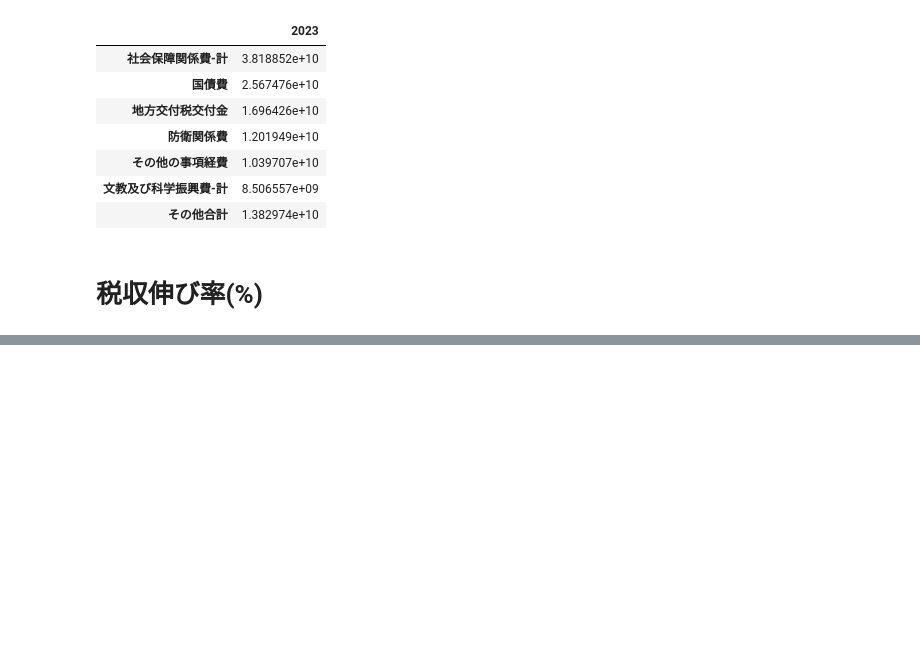
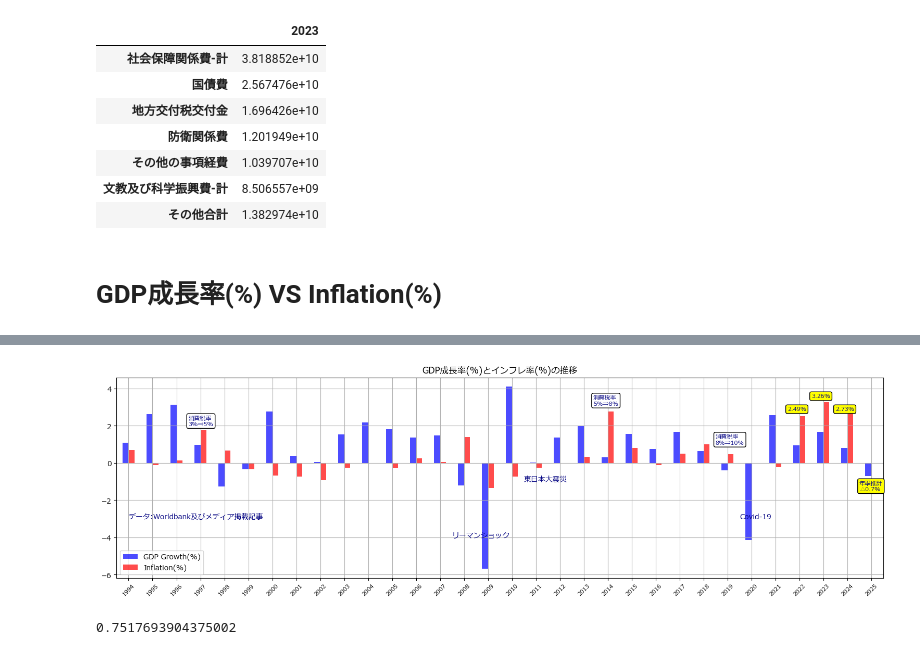
Before and after one commit to Pipikopimame/orbe_public2, a Jupyter notebook: 政府一般会計歳出.ipynb, the cells around one changed output, grey strips where cells are left out. Drawn from its saved outputs; the diff is of its cells as text; code cells hidden in the pictures; blank space fills up the shorter version.

```diff
--- a/政府一般会計歳出.ipynb
+++ b/政府一般会計歳出.ipynb
@@ -349,16 +337,37 @@ df7
 | 文教及び科学振興費-計 | 8.506557e+09 |
 | その他合計 | 1.382974e+10 |
 # %% [markdown]
-<h1>税収伸び率(%)</h1>
+<h1>GDP成長率(%) VS Inflation(%)</h1>
 # %%
-data = comp['税収合計'].values
-dev = []
-i = 0
-while i < len(data)-1:
-    dev.append(data[i+1]/data[i])
-    i += 1
+gdpinf = '''SELECT * FROM wdi2 WHERE "Country Code" = 'JPN' AND "Indicator Code" IN ('NY.GDP.MKTP.KD.ZG','FP.CPI.TOTL.ZG');'''
+gdpinf2 = pd.read_sql(gdpinf,engine2)
+gdpinf3 = gdpinf2.transpose()
+gdpinf3.rename(columns={0:'GDP Growth(%)',1:'Inflation(%)'},inplace=True)
+gdpinf3.drop(index=['Country Name','Country Code','Indicator Name','Indicator Code'],inplace=True)
+gdpinf3.iloc[64,0] = 0.8
+gdpinf3.loc['2025'] = [-0.7,0]
 
-dev.insert(0,0)
-comp['税収伸び率(%)'].loc['1993':].mean()
-comp
+fig, ax = plt.subplots(1,1,figsize=(19,5))
+ax.set_title('GDP成長率(%)とインフレ率(%)の推移')
+
+colors = ['blue','red']
+
+gdpinf3.iloc[34:].plot(kind='bar',ax=ax,color=colors,legend=True,alpha=0.7)
+#gdpinf3.iloc[30:,1].plot(kind='bar',ax=ax,color='red',linestyle='-',linewidth=2,legend=True)
+
+ax.grid(True)
+ax.annotate('2.49%',xy=(28,2.5),xytext=(27.5,2.8),size=8,color='navy',bbox=dict(boxstyle='round',fc='yellow'))
+ax.annotate('3.26%',xy=(29,3.3),xytext=(28.5,3.5),size=8,color='navy',bbox=dict(boxstyle='round',fc='yellow'))
+ax.annotate('2.73%',xy=(30,2.8),xytext=(29.5,2.8),size=8,color='navy',bbox=dict(boxstyle='round',fc='yellow'))
+ax.annotate('リーマンショック',xy=(13.5,-4),color='navy',size=10)
+ax.annotate('東日本大震災',xy=(16.5,-1),color='navy',size=10)
+ax.annotate('Covid-19',xy=(25.5,-3),color='navy',size=10)
+ax.annotate('年率推計\n△0.7%',xy=(30,-0.7),xytext=(30.5,-1.5),size=8,color='navy',bbox=dict(boxstyle='round',fc='yellow'))
+ax.annotate('データ:Worldbank及びメディア掲載記事',xy=(0,-3),size=10,color='navy')
+ax.annotate('消費税率\n3%⇒5%',xy=(2.5,2),size=8,color='navy',bbox=dict(boxstyle='round',fc='white'))
+ax.annotate('消費税率\n5%⇒8%',xy=(19.4,3.1),size=8,color='navy',bbox=dict(boxstyle='round',fc='white'))
+ax.annotate('消費税率\n8%⇒10%',xy=(24.5,1),size=8,color='navy',bbox=dict(boxstyle='round',fc='white'))
+plt.xticks(rotation=45,size=8)
+fig.show()
+plt.savefig('inflation.png')
 # %% [output]
@@ -382,0 +374,6 @@ comp
+[figure, added]
+# %%
+gdpinf3['GDP Growth(%)'].iloc[34:].mean()
+#gdpinf3['Inflation(%)'].iloc[34:].mean()
+# %% [output]
+0.7517693904375002
```
Also changed, not shown: parts of 9 cells of this notebook.
